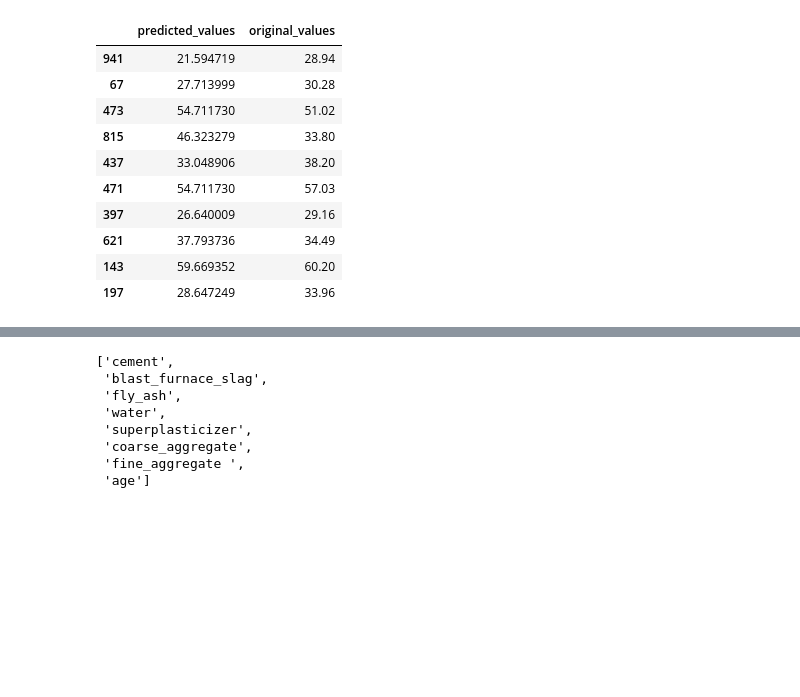
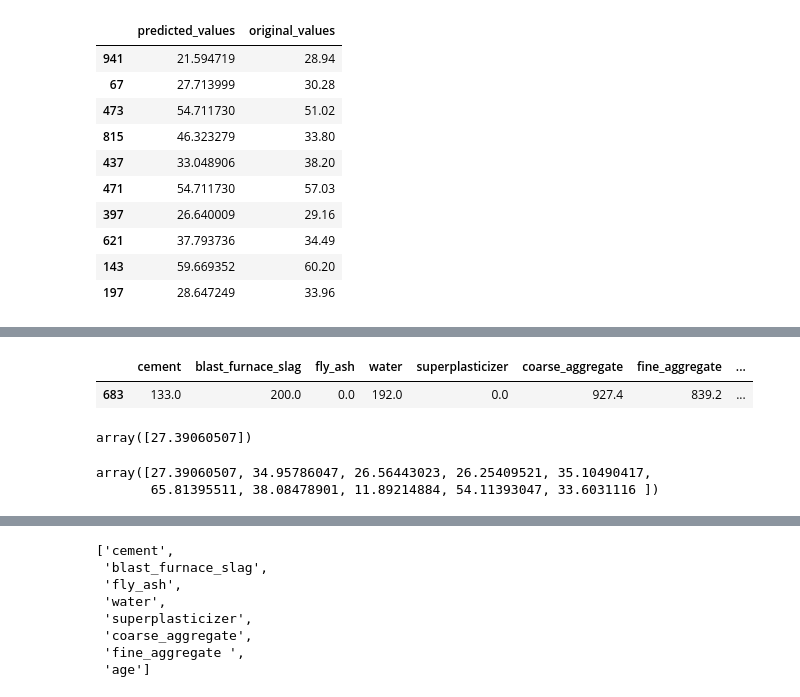
Before and after one commit to ssurushe9/predict_concrete_strength, a Jupyter notebook: LINEAR_MODEL_CONCRETE_STRENGTH.ipynb, the cells around one changed output, grey strips where cells are left out. Saved outputs shown, nothing was run; the diff lists cells and outputs as text; code cells hidden in the pictures; blank space fills up the shorter version.

```diff
--- a/LINEAR_MODEL_CONCRETE_STRENGTH.ipynb
+++ b/LINEAR_MODEL_CONCRETE_STRENGTH.ipynb
@@ -709,0 +801,16 @@ pd.DataFrame(predicted_df).head(20)
+# %%
+x_train[10:11]
+# %% [output]
+|  | cement | blast_furnace_slag | fly_ash | water | superplasticizer | coarse_aggregate | fine_aggregate | ... |
+| 683 | 133.0 | 200.0 | 0.0 | 192.0 | 0.0 | 927.4 | 839.2 | ... |
+# %%
+predicted_values_train = linear_reg.predict(x_train[10:11])
+predicted_values_train
+# %% [output]
+array([27.39060507])
+# %%
+predicted_values_train =linear_reg.predict(x_train[10:20])
+predicted_values_train
+# %% [output]
+array([27.39060507, 34.95786047, 26.56443023, 26.25409521, 35.10490417,
+       65.81395511, 38.08478901, 11.89214884, 54.11393047, 33.6031116 ])
```
Also changed, not shown: parts of 18 cells of this notebook, 9 other files.
